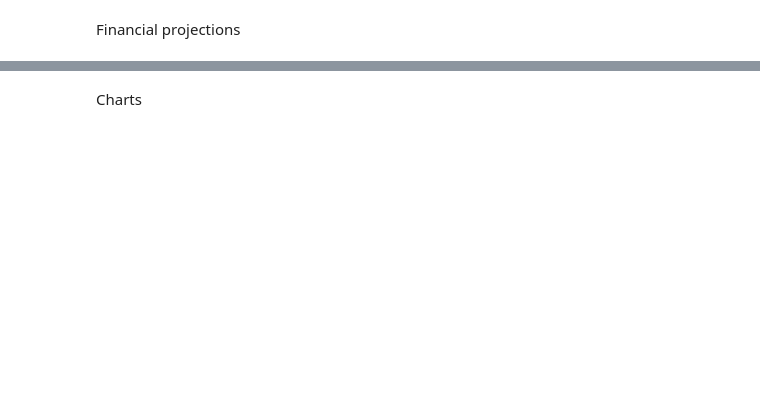
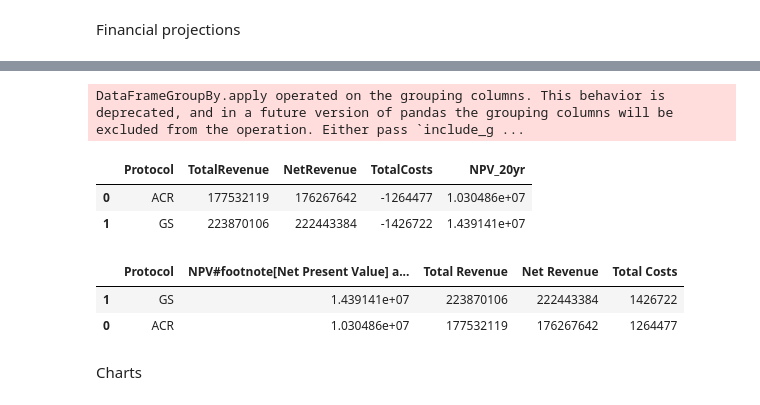
Before and after one commit to sig-gis/af-carbon-dash, a Jupyter notebook: quarto/report.ipynb, the cells around one changed output, grey strips where cells are left out. Saved outputs shown, nothing was run; the diff lists cells and outputs as text; code cells hidden in the pictures; blank space fills up the shorter version.

```diff
--- a/quarto/report.ipynb
+++ b/quarto/report.ipynb
@@ -49,2 +19,9 @@ dfC = pd.read_csv("data/onsite_carbon.csv")
+# %%
+# load the data
+dfStrategy = pd.read_csv("data/planting_design.csv", header=None)
+dfSpecies = pd.read_csv("data/species_mix.csv", header=None)
+dfFinancial1 = pd.read_csv("data/financial_options1.csv", header=None)
+dfFinancial2 = pd.read_csv("data/financial_options2.csv", header=None)
+dfCfin = pd.read_csv("data/carbon.csv")
 # %% [markdown]
                                             Resilient Reforestation Plan
@@ -230,0 +217,54 @@ findfont: Font family 'Open Sans' not found.
+# %%
+# Calculate NPV
+anticipated_inflation = 0.00
+discount_rate = 0.06
+combined_rate = anticipated_inflation + discount_rate
+
+def npv_20yr_for_protocol(df_protocol):
+    # keep only first 20 years from this protocol’s data
+    net_rev_20yr = df_protocol[df_protocol["Year"] <= (dfCfin["Year"].min() + 20)]["NetRevenue"].values
+
+    # compute NPV
+    return npf.npv(combined_rate, net_rev_20yr)
+
+
+npv_by_protocol = (
+    dfCfin
+    .groupby("Protocol")
+    .apply(npv_20yr_for_protocol)
+)
+
+fin_summary = (
+    dfCfin
+    .groupby("Protocol", as_index=False)[["TotalRevenue", "NetRevenue", "TotalCosts"]]
+    .sum()
+)
+
+fin_summary = fin_summary.merge(
+    npv_by_protocol.rename("NPV_20yr"),
+    on="Protocol",
+    how="left"
+)
+
+fin_summary
+# %% [output]
+DataFrameGroupBy.apply operated on the grouping columns. This behavior is deprecated, and in a future version of pandas the grouping columns will be excluded from the operation. Either pass `include_g ...
+|  | Protocol | TotalRevenue | NetRevenue | TotalCosts | NPV_20yr |
+| 0 | ACR | 177532119 | 176267642 | -1264477 | 1.030486e+07 |
+| 1 | GS | 223870106 | 222443384 | -1426722 | 1.439141e+07 |
+# %%
+fin_summary_table = fin_summary.assign(
+    TotalCostsAbs=lambda df: df["TotalCosts"].abs()
+).rename(columns={
+    "TotalRevenue": "Total Revenue",
+    "NPV_20yr": "NPV#footnote[Net Present Value] at 20 years",
+    "NetRevenue": "Net Revenue",
+    "TotalCostsAbs": "Total Costs"
+})
+fin_summary_table = fin_summary_table.sort_values("Net Revenue", ascending=False)
+fin_summary_table = fin_summary_table[["Protocol", "NPV#footnote[Net Present Value] at 20 years", "Total Revenue", "Net Revenue", "Total Costs"]]
+fin_summary_table
+# %% [output]
+|  | Protocol | NPV#footnote[Net Present Value] a... | Total Revenue | Net Revenue | Total Costs |
+| 1 | GS | 1.439141e+07 | 223870106 | 222443384 | 1426722 |
+| 0 | ACR | 1.030486e+07 | 177532119 | 176267642 | 1264477 |
```
Also changed, not shown: parts of 30 cells of this notebook, 35 other files.
